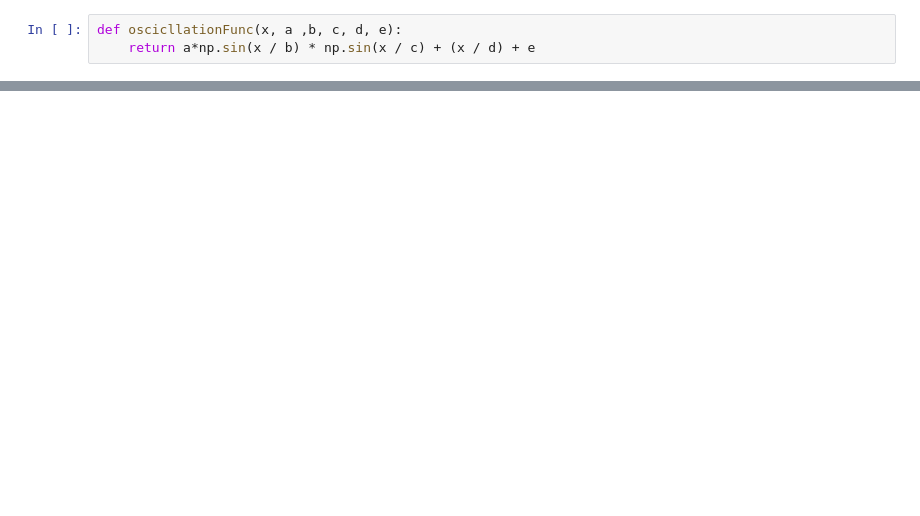
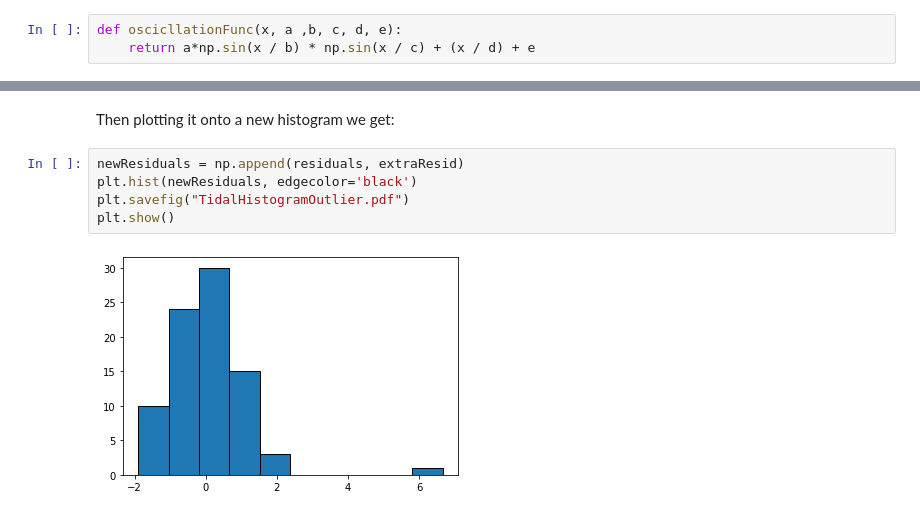
Before and after one commit to Eddysunday012/Astr-Group-Project, a Jupyter notebook: main.ipynb, the cells around one changed output, grey strips where cells are left out. Drawn from its saved outputs; the diff is of its cells as text; blank space fills up the shorter version.

```diff
--- a/main.ipynb
+++ b/main.ipynb
@@ -120,0 +223,9 @@ plt.hist(residuals)
+# %% [markdown]
+Then plotting it onto a new histogram we get:
+# %%
+newResiduals = np.append(residuals, extraResid)
+plt.hist(newResiduals, edgecolor='black')
+plt.savefig("TidalHistogramOutlier.pdf")
+plt.show()
+# %% [output]
+[figure, added]
```
Also changed, not shown: parts of 31 cells of this notebook, 3 other files.
